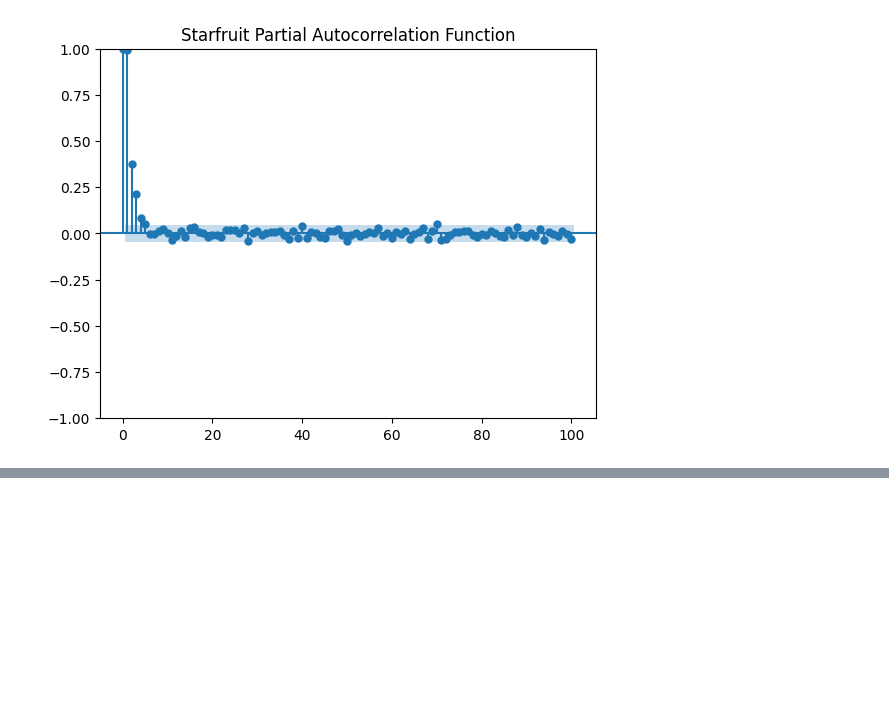
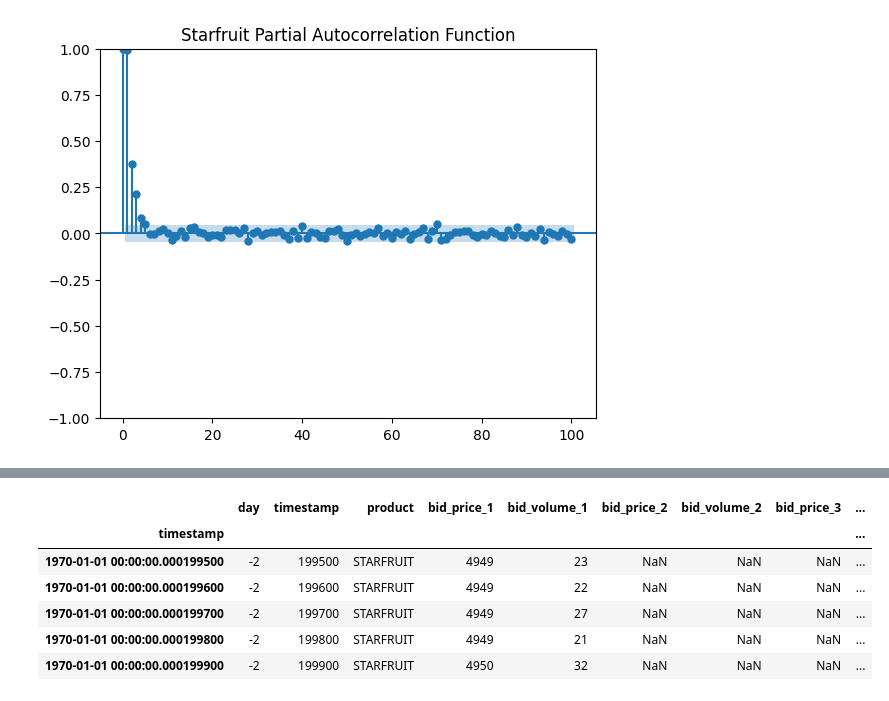
Before and after one commit to ratikiyer/imc-trading-2024, a Jupyter notebook: models/arima.ipynb, the cells around one changed output, grey strips where cells are left out. Saved outputs shown, nothing was run; the diff lists cells and outputs as text; code cells hidden in the pictures; blank space fills up the shorter version.

```diff
--- a/models/arima.ipynb
+++ b/models/arima.ipynb
@@ -100,0 +118,20 @@ Name: predicted_mean, dtype: float64
+# %%
+# First order differencing
+print(arima_starfruit.head())
+arima_starfruit["diff1"][8:len(arima_starfruit)] = arima_starfruit["mid_price"][8:len(arima_starfruit)].diff()
+
+# Drop the NaN values that this operation creates at the beginning of the series
+#arima_starfruit = arima_starfruit.dropna()
+
+# Perform the Dickey-Fuller test on your time series data, e.g., df['Value']
+adf_result = adfuller(arima_starfruit["diff1"])
+
+print('ADF Statistic: %f' % adf_result[0])
+print('p-value: %f' % adf_result[1])
+print('Critical Values:')
+for key, value in adf_result[4].items():
+    print('\t%s: %.3f' % (key, value))
+
+# If the p-value is less than 0.05, we reject the null hypothesis
+# (the data does not have a unit root and is stationary)
+# If not, the data is non-stationary and needs to be differenced
@@ -100,0 +157,10 @@ Name: predicted_mean, dtype: float64
+# %%
+arima_starfruit.tail()
+# %% [output]
+|  | day | timestamp | product | bid_price_1 | bid_volume_1 | bid_price_2 | bid_volume_2 | bid_price_3 | ... |
+| timestamp |  |  |  |  |  |  |  |  | ... |
+| 1970-01-01 00:00:00.000199500 | -2 | 199500 | STARFRUIT | 4949 | 23 | NaN | NaN | NaN | ... |
+| 1970-01-01 00:00:00.000199600 | -2 | 199600 | STARFRUIT | 4949 | 22 | NaN | NaN | NaN | ... |
+| 1970-01-01 00:00:00.000199700 | -2 | 199700 | STARFRUIT | 4949 | 27 | NaN | NaN | NaN | ... |
+| 1970-01-01 00:00:00.000199800 | -2 | 199800 | STARFRUIT | 4949 | 21 | NaN | NaN | NaN | ... |
+| 1970-01-01 00:00:00.000199900 | -2 | 199900 | STARFRUIT | 4950 | 32 | NaN | NaN | NaN | ... |
```
Also changed, not shown: parts of 7 cells of this notebook, 1 other file.
